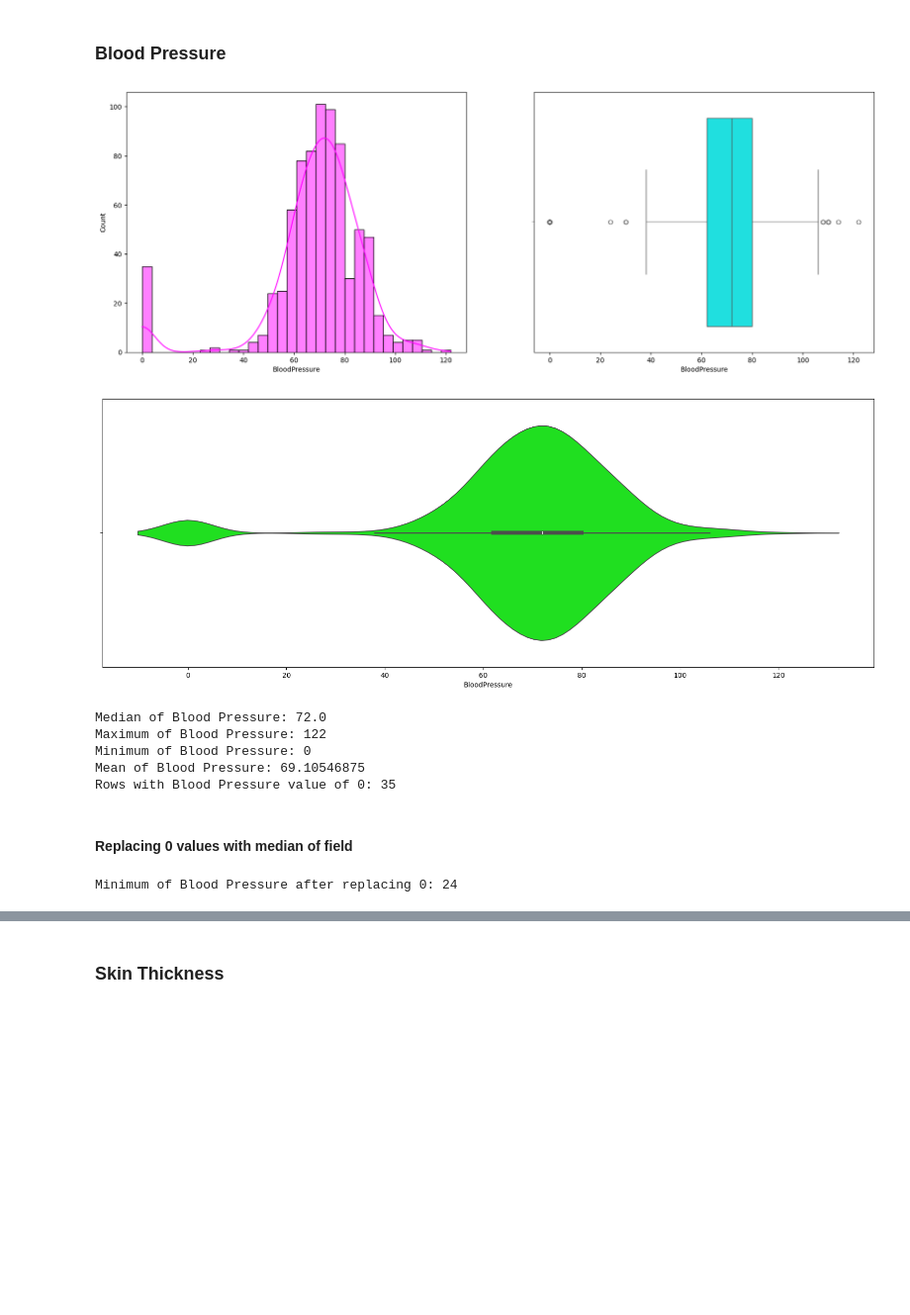
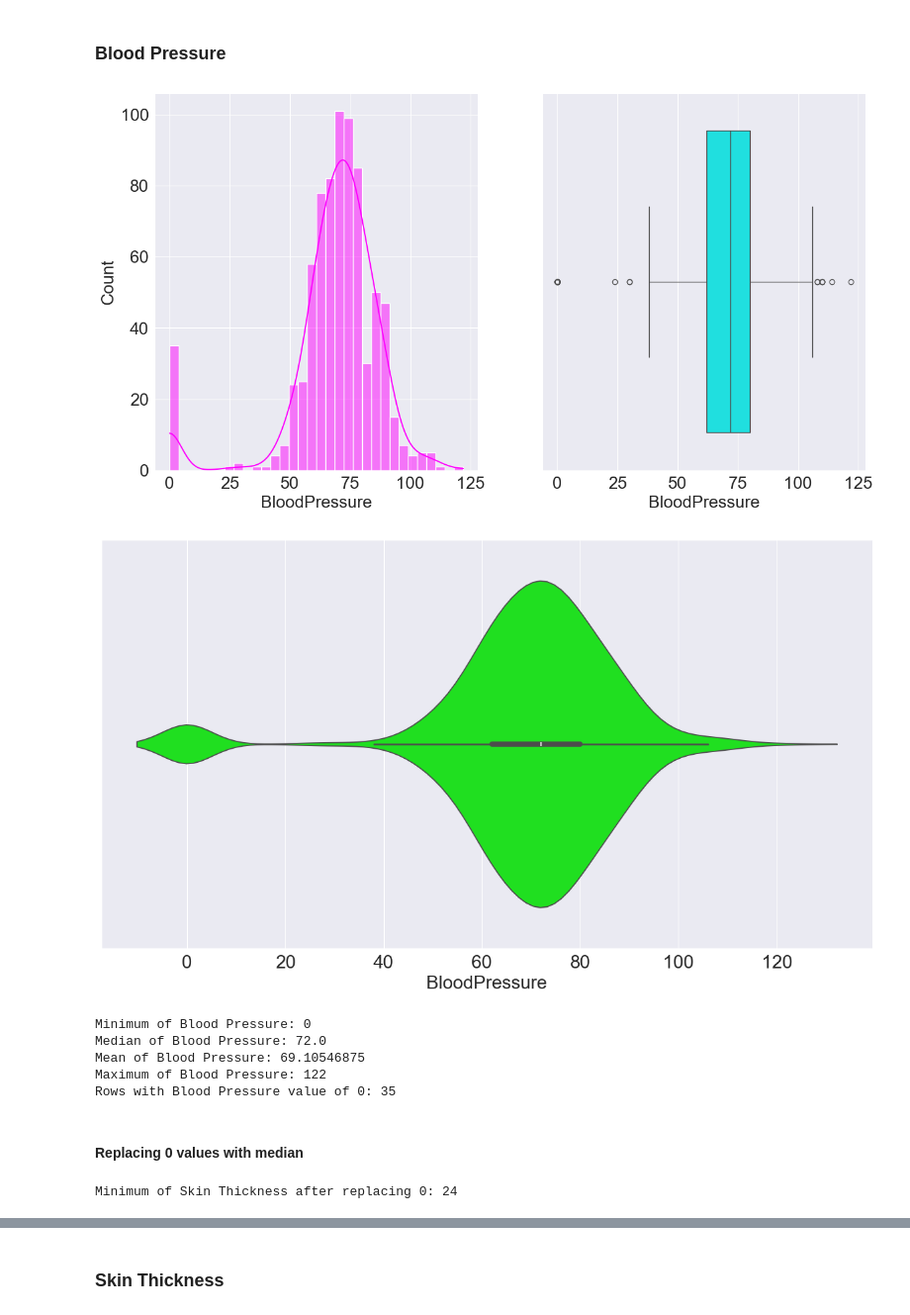
Before and after one commit to Singhal-Coder/BRL_ML_Tasks, a Jupyter notebook: EDA/EDA on Diabetes Patient.ipynb, the cells around one changed output, grey strips where cells are left out. Shown at 99% size. Saved outputs shown, nothing was run; the diff lists cells and outputs as text; code cells hidden in the pictures; blank space fills up the shorter version.

```diff
--- a/EDA/EDA on Diabetes Patient.ipynb
+++ b/EDA/EDA on Diabetes Patient.ipynb
@@ -76,3 +80,7 @@ print(df.sample(10))
+# %%
+rcParams['font.size'] = 20
+rcParams['figure.figsize'] = (15,8)
+sns.set_style("darkgrid")
 # %% [markdown]
 ##  Univariate Analysis
 # %% [markdown]
@@ -143,32 +164,32 @@ Minimum of Glucose after replacing 0: 44
 # %% [markdown]
 ### Blood Pressure
 # %%
-fig1, ax1 = plt.subplots(1,2,figsize=(20,7))
-fig2, ax2 = plt.subplots(figsize=(20,7))
+fig1, ax1 = plt.subplots(1,2)
+fig2, ax2 = plt.subplots()
 sns.histplot(data=df, x="BloodPressure", kde=True, ax=ax1[0], color='magenta')
 sns.boxplot(data=df, x="BloodPressure", ax=ax1[1], color='aqua')
 sns.violinplot(data=df, x="BloodPressure", ax=ax2, color='lime')
 plt.show()
 # %% [output]
-[figure, old version]
+[figure, new version]
-[figure, old version]
+[figure, new version]
 # %%
+print(f"Minimum of Blood Pressure: {df.BloodPressure.min()}")
 print(f"Median of Blood Pressure: {df.BloodPressure.median()}")
+print(f"Mean of Blood Pressure: {df.BloodPressure.mean()}")
 print(f"Maximum of Blood Pressure: {df.BloodPressure.max()}")
-print(f"Minimum of Blood Pressure: {df.BloodPressure.min()}")
-print(f"Mean of Blood Pressure: {df.BloodPressure.mean()}")
 
 print(f"Rows with Blood Pressure value of 0: {df[df.BloodPressure==0].shape[0]}")
 # %% [output]
+Minimum of Blood Pressure: 0
 Median of Blood Pressure: 72.0
+Mean of Blood Pressure: 69.10546875
 Maximum of Blood Pressure: 122
-Minimum of Blood Pressure: 0
-Mean of Blood Pressure: 69.10546875
 Rows with Blood Pressure value of 0: 35
-# %% [markdown]
-#### Replacing 0 values with median of field
-# %%
-df.BloodPressure = df.BloodPressure.replace(0, df.BloodPressure.median())
-print(f"Minimum of Blood Pressure after replacing 0: {df.BloodPressure.min()}")
-# %% [output]
-Minimum of Blood Pressure after replacing 0: 24
+# %% [markdown]
+#### Replacing 0 values with median
+# %%
+df.BloodPressure = df.BloodPressure.replace(0,df.BloodPressure.median())
+print(f"Minimum of Skin Thickness after replacing 0: {df.BloodPressure.min()}")
+# %% [output]
+Minimum of Skin Thickness after replacing 0: 24
```
Also changed, not shown: parts of 71 cells of this notebook.
